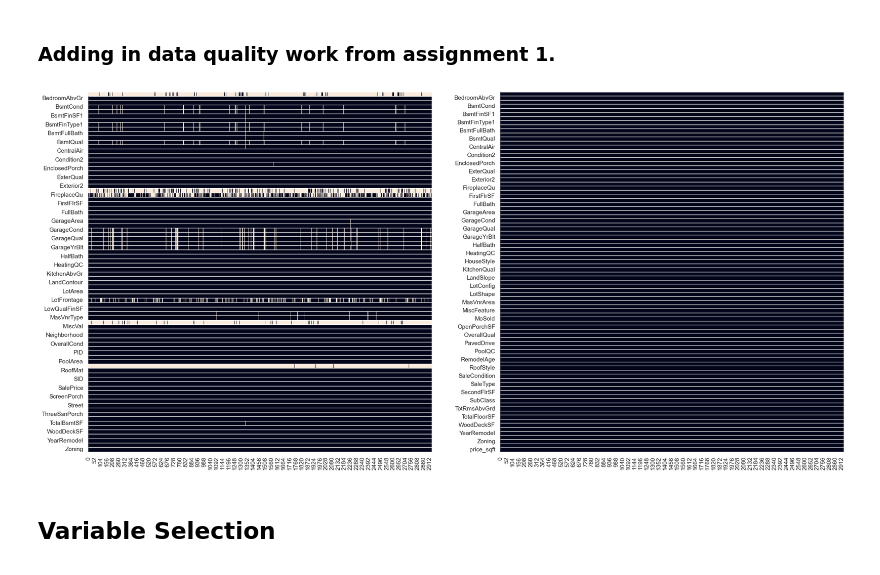
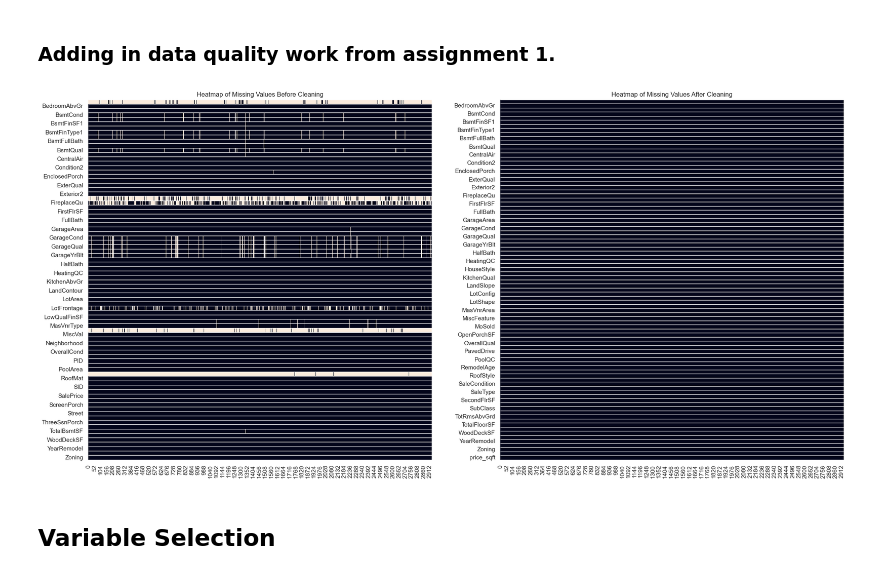
Before and after one commit to MichaelRocchio/msds_410, a Jupyter notebook: Assignment_3/rocchio_assign3.ipynb, the cells around one changed output. Drawn from its saved outputs; the diff is of its cells as text; code cells hidden in the pictures.

```diff
--- a/Assignment_3/rocchio_assign3.ipynb
+++ b/Assignment_3/rocchio_assign3.ipynb
@@ -194,6 +197,7 @@ df_heat1=df.sort_index(axis=1, ascending=False)
 sns.heatmap(df_heat1.T.isnull(), ax=ax1, cbar=False).invert_yaxis()
 ax1.hlines(range(len(df_heat1)), *ax1.get_xlim(), color='white', linewidths=1)
 ax1.vlines([], [], [])
+ax1.set_title('Heatmap of Missing Values Before Cleaning')
 plt.yticks(rotation = 360)
 df['TotalFloorSF'] = df['FirstFlrSF'] + df['SecondFlrSF']
 df['HouseAge'] = df['YrSold'] - df['YearBuilt']
@@ -210,37 +214,35 @@ df['MasVnrType']=df['MasVnrType'].fillna('None')
 df['MasVnrArea']=df['MasVnrArea'].fillna(0)
 df['RemodelAge']=df['YrSold']-df['YearRemodel']
 for col in ['BsmtQual', 'BsmtCond', 'BsmtExposure', 'BsmtFinType1', 'BsmtFinType2']:
     df[col].fillna('No basement')
 for col in ['GarageType', 'GarageFinish', 'GarageQual', 'GarageCond']:
     if df[col].dtype == 'object':
         df[col]=df[col].fillna('No garage')
     else:
         df[col]=df[col].fillna('None')
 df['GarageYrBlt']=df['GarageYrBlt'].fillna(df['GarageYrBlt'].median())
 df['GarageCars']=df['GarageCars'].fillna(0)
 df['GarageArea']=df['GarageArea'].fillna(0)
 df['PoolQC']=df['PoolQC'].fillna('No pool')
 df['Fence']=df['Fence'].fillna('No fence')
 df['MiscFeature']=df['MiscFeature'].fillna('No feature')
 df['Electrical']=df['Electrical'].fillna(df['Electrical'].mode()[0])
 df['FireplaceQu']=df['FireplaceQu'].fillna('No fireplace')
 for col in ['BsmtQual', 'BsmtCond', 'BsmtExposure', 'BsmtFinType1', 'BsmtFinType2']:
     df[col]=df[col].fillna('No basement')
 for col in ['BsmtFinSF1', 'BsmtFinSF2', 'BsmtUnfSF', 'TotalBsmtSF', 'BsmtFullBath', 'BsmtHalfBath']:
     df[col]=df[col].fillna(0)
-
 df.to_csv('ames_housing_data.csv', index=False)
-
 sns.set()
-
 df_heat2=df.sort_index(axis=1, ascending=False)
 sns.heatmap(df_heat2.T.isnull(), ax=ax2, cbar=False).invert_yaxis()
 ax2.hlines(range(len(df_heat2)), *ax2.get_xlim(), color='white', linewidths=1)
+ax2.set_title('Heatmap of Missing Values After Cleaning')
 ax2.vlines([], [], [])
 plt.yticks(rotation = 360)
 plt.show()
 # %% [output]
-[figure, old version]
+[figure, new version]
 # %% [markdown]
 ## Variable Selection
 # %%
```
Also changed, not shown: parts of 11 cells of this notebook.
